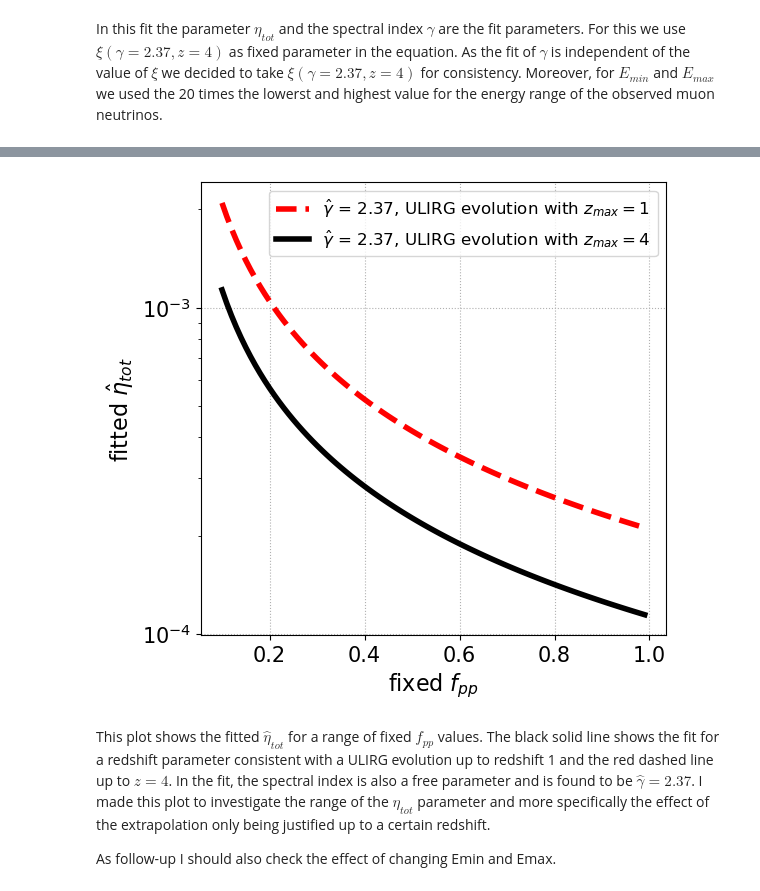
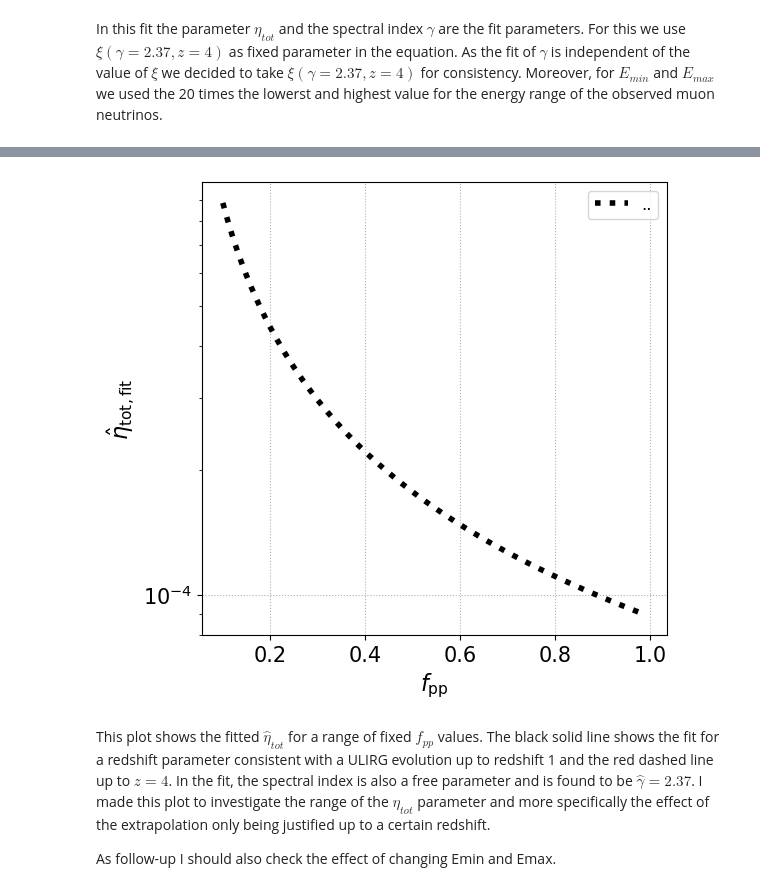
Before and after one commit to YarnoMerckx/diffuse-neutrino-flux-u-lirgs, a Jupyter notebook: diffuse_lirg_prediction.ipynb, the cells around one changed output, grey strips where cells are left out. Saved outputs shown, nothing was run; the diff lists cells and outputs as text; code cells hidden in the pictures.

```diff
--- a/diffuse_lirg_prediction.ipynb
+++ b/diffuse_lirg_prediction.ipynb
@@ -242,10 +271,10 @@ def nuflux(E,Emin,Emax, alpha,DL_compl,xiz,eta,fpp,source_type,channel,syst,agnc
     # unit: GeV/(cm2 s sr)
     return ((1/3)*((ctH*xiz)/(4*np.pi))*Kpi(channel)*fpp*Generation_rate_nunits).value
 # %%
-Emin =300000
-Emax = 1e8
+Emin = 1e3
+Emax = 60*1e6
 eta_tot = ((1e51*0.1*5.97e-46*(u.erg/u.yr)).to(u.erg/u.s)).value #BH cutoff mass standard SB99
-diffuse_lirg_flux = [nuflux(0,Emin, Emax, 2,i,xi(2,1,'ULIRG'),eta_tot,1,'LIRGs','pp','individual','no') for i in Dmax_range_LIRG ]
+diffuse_lirg_flux = [nuflux(0,Emin, Emax, 2,i,xi(2,4,'ULIRG'),eta_tot,1,'LIRGs','pp','individual','no') for i in Dmax_range_LIRG ]
 # %%
 fig3 = plt.figure(figsize=(12,8))
 
@@ -295,8 +334,8 @@ In this fit the parameter $\eta_{tot}$ and the spectral index $\gamma$ are the f
 def nuflux_fit(E,eta,alpha,xi,fpp):
     def Generation_rate_diff_fit(E,alpha,eta):
         # computed following E_nu = E_cr / 20
-        Emin = 300000
-        Emax = 1e8
+        Emin = energy_range_numu[0]*20
+        Emax = energy_range_numu[-1]*20
         if alpha == 2:
             Rp = np.log(Emax/Emin)
         else:
@@ -314,23 +353,17 @@ def nuflux_fit(E,eta,alpha,xi,fpp):
     return (1/3)*((ctH*xi)/(4*np.pi))*Kpi*fpp*(Generation_rate_nunits).value# unit: GeV/(cm2 s sr)
 # %%
 fpp_vals= np.arange(0.1,1,0.01)
-eta_lowz = []
-gamma_lowz = []
-
-eta_highz = []
-gamma_highz = []
+eta_fit = []
+gamma_fit = []
 
 
 for i in fpp_vals:
-    popt_lowz, pcov_lowz = curve_fit(lambda E, eta,alpha: nuflux_fit(E, eta, alpha,i,1.44),
+    popt, pcov = curve_fit(lambda E, eta,alpha: nuflux_fit(E, eta, alpha,i,3.4),
                             energy_range_numu,flux_numu*energy_range_numu**2)
 
-    popt_highz,pcov_highz = curve_fit(lambda E, eta,alpha: nuflux_fit(E, eta, alpha,i,2.66),
-                            energy_range_numu,flux_numu*energy_range_numu**2)
-    eta_lowz += [popt_lowz[1]]
-    gamma_lowz += [popt_lowz[0]]
-    eta_highz += [popt_highz[1]]
-    gamma_highz += [popt_highz[0]]
+
+    eta_fit += [popt[1]]
+    gamma_fit += [pcov[0]]
 # %%
 # Plot the HESE data up to index i
 i = len(energy)
@@ -395,18 +429,17 @@ plt.grid()
 # %%
 fig=plt.figure(figsize=(6,6), dpi= 100, facecolor='w', edgecolor='k')
 
-plt.plot(fpp_vals, eta_lowz,linestyle = '--', c = 'r',label ="$\\hat{\\gamma}$ = 2.37, ULIRG evolution with $z_{max} = 1$",lw = 4)
-plt.plot(fpp_vals, eta_highz, c = 'k', label= "$\\hat{\\gamma}$ = 2.37, ULIRG evolution with $z_{max} = 4$", lw = 4)
-plt.xlabel('fixed $f_{pp}$',fontsize = 16)
-plt.ylabel('fitted $\\hat{\\eta}_{tot}$', fontsize = 16)
+plt.plot(fpp_vals, eta_fit,linestyle = 'dotted', c = 'k',label ="..",lw = 4)
+plt.xlabel('$f_{\mathrm{pp}}$',fontsize = 16)
+plt.ylabel('$\\hat{\\eta}_{\mathrm{tot, fit}}$', fontsize = 16)
 plt.xticks(fontsize = 15)
 plt.yticks(fontsize = 15)
 plt.legend(fontsize = 12)
 plt.yscale('log')
 plt.grid(ls = 'dotted')
 #plt.savefig("/Users/yarno/Documents/PhD/Pictures/Extrapolation_plots/etatotvsfpp.png",bbox_inches="tight")
 # %% [output]
-[figure, old version]
+[figure, new version]
 # %% [markdown]
 This plot shows the fitted $\hat{\eta}_{tot}$ for a range of fixed $f_{pp}$ values. The black solid line shows the fit for a redshift parameter consistent with a ULIRG evolution up to redshift 1 and the red dashed line up to $z=4$. In the fit, the spectral index is also a free parameter and is found to be $\hat{\gamma} = 2.37$. I made this plot to investigate the range of the $\eta_{tot}$ parameter and more specifically the effect of the extrapolation only being justified up to a certain redshift.
 
```
Also changed, not shown: parts of 14 cells of this notebook, 2 other files.
